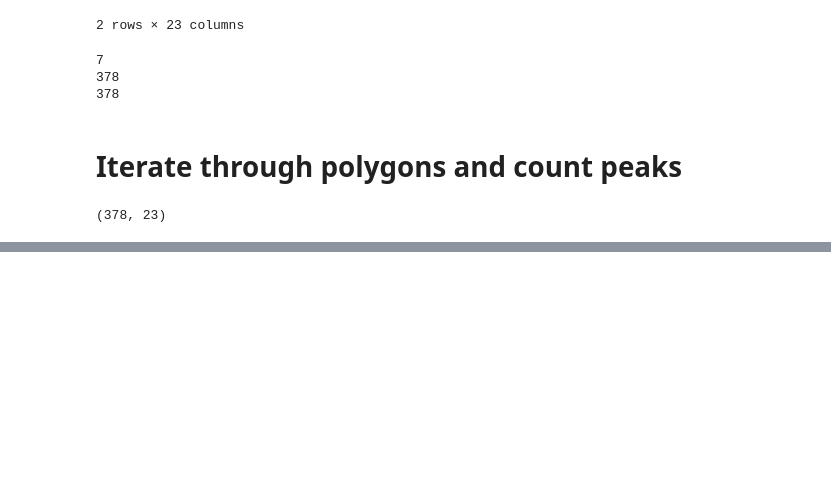
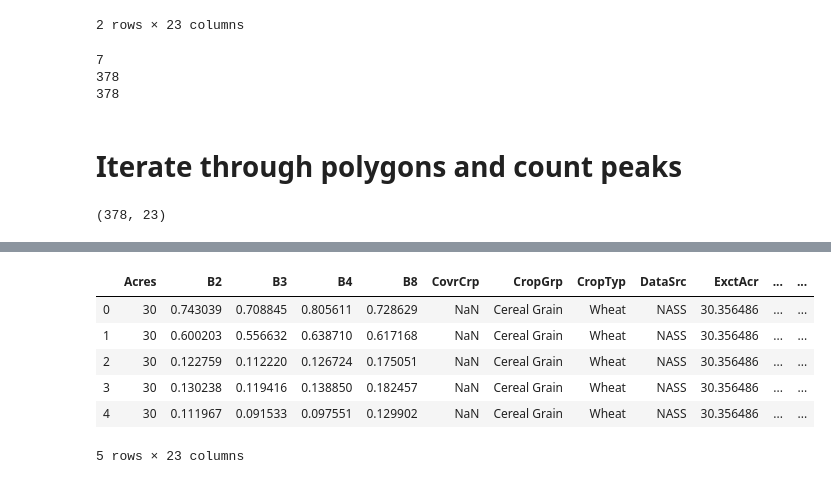
Before and after one commit to sunil21075/Ag, a Jupyter notebook: remote_sensing/python/Local_Jupyter_NoteBooks/01_rough_estimate_start.ipynb, the cells around one changed output, grey strips where cells are left out. Saved outputs shown, nothing was run; the diff lists cells and outputs as text; code cells hidden in the pictures; blank space fills up the shorter version.

```diff
--- a/remote_sensing/python/Local_Jupyter_NoteBooks/01_rough_estimate_start.ipynb
+++ b/remote_sensing/python/Local_Jupyter_NoteBooks/01_rough_estimate_start.ipynb
@@ -71,0 +95,10 @@ for a_poly in polygon_list:
+# %%
+an_EE_TS_df.head(5)
+# %% [output]
+|  | Acres | B2 | B3 | B4 | B8 | CovrCrp | CropGrp | CropTyp | DataSrc | ExctAcr | ... | ... |
+| 0 | 30 | 0.743039 | 0.708845 | 0.805611 | 0.728629 | NaN | Cereal Grain | Wheat | NASS | 30.356486 | ... | ... |
+| 1 | 30 | 0.600203 | 0.556632 | 0.638710 | 0.617168 | NaN | Cereal Grain | Wheat | NASS | 30.356486 | ... | ... |
+| 2 | 30 | 0.122759 | 0.112220 | 0.126724 | 0.175051 | NaN | Cereal Grain | Wheat | NASS | 30.356486 | ... | ... |
+| 3 | 30 | 0.130238 | 0.119416 | 0.138850 | 0.182457 | NaN | Cereal Grain | Wheat | NASS | 30.356486 | ... | ... |
+| 4 | 30 | 0.111967 | 0.091533 | 0.097551 | 0.129902 | NaN | Cereal Grain | Wheat | NASS | 30.356486 | ... | ... |
+5 rows × 23 columns
```
Also changed, not shown: parts of 8 cells of this notebook, 5 other files.
